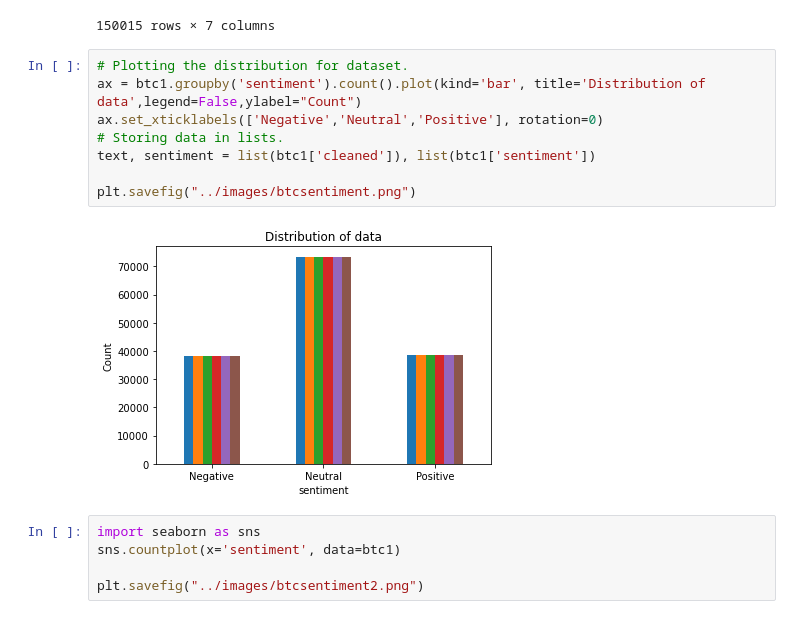
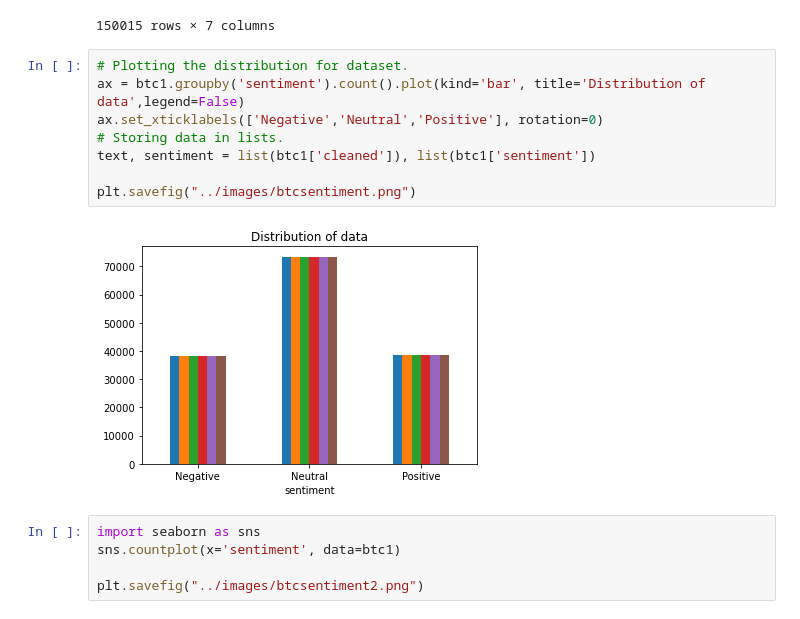
Before and after one commit to Ashlynbh/Crypto_Sentiment_Project, a Jupyter notebook: Jupyter/bitcoin_ML.ipynb, the cells around one changed output. Saved outputs shown, nothing was run; the diff lists cells and outputs as text.

```diff
--- a/Jupyter/bitcoin_ML.ipynb
+++ b/Jupyter/bitcoin_ML.ipynb
@@ -271,14 +189,14 @@ btc1
 150015 rows × 7 columns
 # %%
 # Plotting the distribution for dataset.
-ax = btc1.groupby('sentiment').count().plot(kind='bar', title='Distribution of data',legend=False,ylabel="Count")
+ax = btc1.groupby('sentiment').count().plot(kind='bar', title='Distribution of data',legend=False)
 ax.set_xticklabels(['Negative','Neutral','Positive'], rotation=0)
 # Storing data in lists.
 text, sentiment = list(btc1['cleaned']), list(btc1['sentiment'])
 
 plt.savefig("../images/btcsentiment.png")
 # %% [output]
-[figure, old version]
+[figure, new version]
 # %%
 import seaborn as sns
 sns.countplot(x='sentiment', data=btc1)
```
Also changed, not shown: parts of 18 cells of this notebook.
